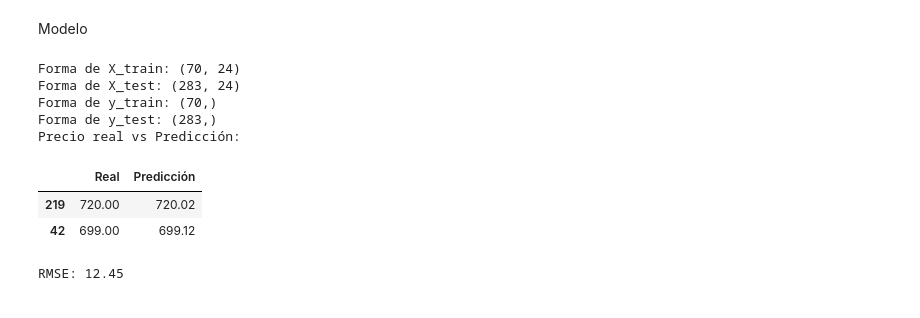
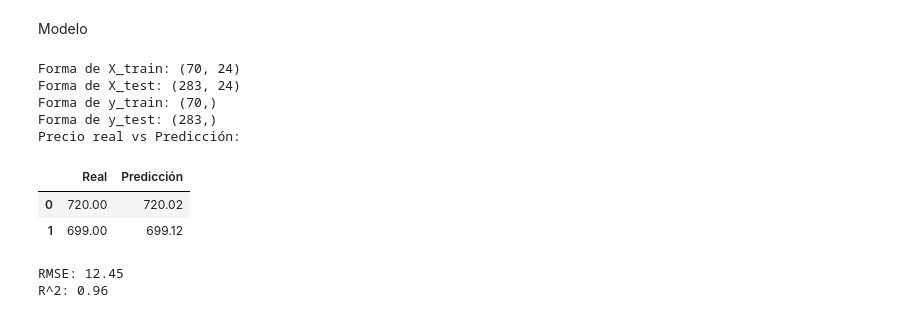
Before and after one commit to adrims10/Proyecto7-PrediccionCasas, a Jupyter notebook: 6-Modelo.ipynb, the cells around one changed output. Cells and saved outputs as stored; diff of their text form; code cells hidden in the pictures.

```diff
--- a/6-Modelo.ipynb
+++ b/6-Modelo.ipynb
@@ -58,40 +58,44 @@ x_train, x_test, y_train, y_test = train_test_split(x, y, train_size= 0.7, rando
 # %% [markdown]
 Modelo
 # %%
-# Supongamos que X_encoded y y están definidos
 # Si y es un DataFrame, conviértelo a Serie
 if isinstance(y, pd.DataFrame):
     y = y.iloc[:, 0]  # Convertir a Serie
 
 # Dividimos los datos en train y test
 X_train, X_test, y_train, y_test = train_test_split(x, y, test_size=0.8, random_state=42)
 
 # Verificar las formas de X_train, X_test, y_train, y_test
 print(f"Forma de X_train: {X_train.shape}")
 print(f"Forma de X_test: {X_test.shape}")
 print(f"Forma de y_train: {y_train.shape}")
 print(f"Forma de y_test: {y_test.shape}")
 
 # Entrenamos los datos
 model = RandomForestRegressor(random_state=42)
 model.fit(X_train, y_train)
 
 # Predecimos
 y_pred = model.predict(X_test)
 
 # Calculamos el RMSE
 rmse = np.sqrt(mean_squared_error(y_test, y_pred))
 
+# Calculamos el coeficiente R^2
+r2 = r2_score(y_test, y_pred)
+
 print("Precio real vs Predicción:")
-display(pd.DataFrame({'Real': y_test, 'Predicción': y_pred}).head(2))
+display(pd.DataFrame({'Real': y_test.values, 'Predicción': y_pred}).head(2))  # Mostrar los primeros 2 resultados
 print(f"\nRMSE: {rmse:.2f}")
+print(f"R^2: {r2:.2f}")
 # %% [output]
 Forma de X_train: (70, 24)
 Forma de X_test: (283, 24)
 Forma de y_train: (70,)
 Forma de y_test: (283,)
 Precio real vs Predicción:
 |  | Real | Predicción |
-| 219 | 720.00 | 720.02 |
-| 42 | 699.00 | 699.12 |
+| 0 | 720.00 | 720.02 |
+| 1 | 699.00 | 699.12 |
 RMSE: 12.45
+R^2: 0.96
```
Also changed, not shown: 8 other files.
